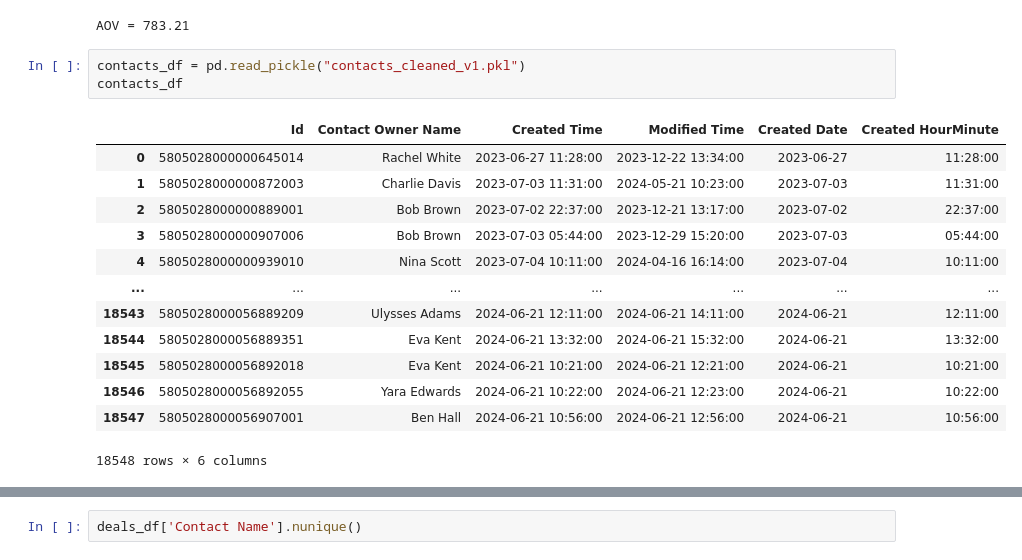
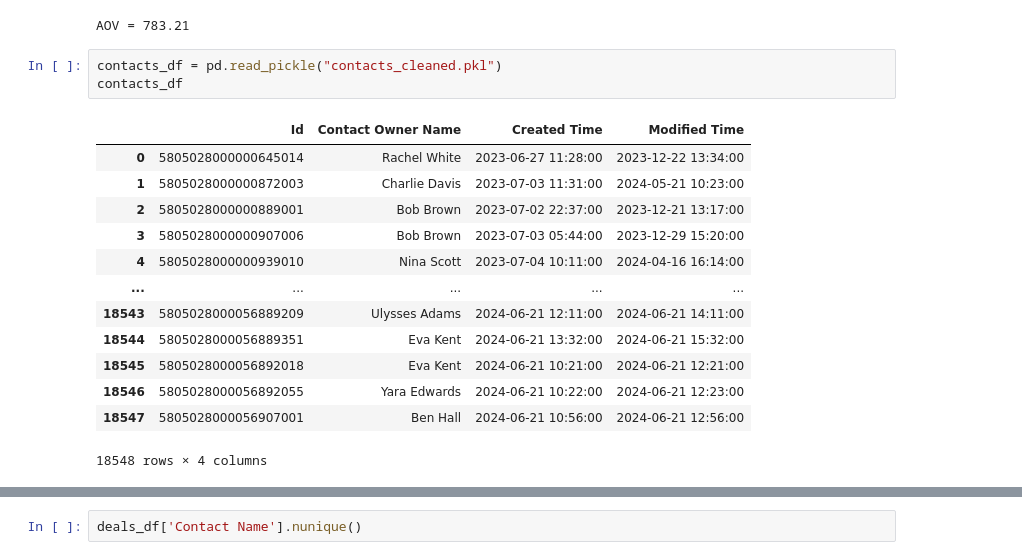
Before and after one commit to Katarina-dev/ICH, a Jupyter notebook: Python/hw/DA_PROJECT/product_analytics.ipynb, the cells around one changed output, grey strips where cells are left out. Cells and saved outputs as stored; diff of their text form.

```diff
--- a/Python/hw/DA_PROJECT/product_analytics.ipynb
+++ b/Python/hw/DA_PROJECT/product_analytics.ipynb
@@ -140,20 +140,20 @@ print(f"AOV = {aov:.2f}")
 # %% [output]
 AOV = 783.21
 # %%
-contacts_df = pd.read_pickle("contacts_cleaned_v1.pkl")
+contacts_df = pd.read_pickle("contacts_cleaned.pkl")
 contacts_df
 # %% [output]
-|  | Id | Contact Owner Name | Created Time | Modified Time | Created Date | Created HourMinute |
-| 0 | 5805028000000645014 | Rachel White | 2023-06-27 11:28:00 | 2023-12-22 13:34:00 | 2023-06-27 | 11:28:00 |
-| 1 | 5805028000000872003 | Charlie Davis | 2023-07-03 11:31:00 | 2024-05-21 10:23:00 | 2023-07-03 | 11:31:00 |
-| 2 | 5805028000000889001 | Bob Brown | 2023-07-02 22:37:00 | 2023-12-21 13:17:00 | 2023-07-02 | 22:37:00 |
-| 3 | 5805028000000907006 | Bob Brown | 2023-07-03 05:44:00 | 2023-12-29 15:20:00 | 2023-07-03 | 05:44:00 |
-| 4 | 5805028000000939010 | Nina Scott | 2023-07-04 10:11:00 | 2024-04-16 16:14:00 | 2023-07-04 | 10:11:00 |
-| ... | ... | ... | ... | ... | ... | ... |
-| 18543 | 5805028000056889209 | Ulysses Adams | 2024-06-21 12:11:00 | 2024-06-21 14:11:00 | 2024-06-21 | 12:11:00 |
-| 18544 | 5805028000056889351 | Eva Kent | 2024-06-21 13:32:00 | 2024-06-21 15:32:00 | 2024-06-21 | 13:32:00 |
-| 18545 | 5805028000056892018 | Eva Kent | 2024-06-21 10:21:00 | 2024-06-21 12:21:00 | 2024-06-21 | 10:21:00 |
-| 18546 | 5805028000056892055 | Yara Edwards | 2024-06-21 10:22:00 | 2024-06-21 12:23:00 | 2024-06-21 | 10:22:00 |
-| 18547 | 5805028000056907001 | Ben Hall | 2024-06-21 10:56:00 | 2024-06-21 12:56:00 | 2024-06-21 | 10:56:00 |
+|  | Id | Contact Owner Name | Created Time | Modified Time |
+| 0 | 5805028000000645014 | Rachel White | 2023-06-27 11:28:00 | 2023-12-22 13:34:00 |
+| 1 | 5805028000000872003 | Charlie Davis | 2023-07-03 11:31:00 | 2024-05-21 10:23:00 |
+| 2 | 5805028000000889001 | Bob Brown | 2023-07-02 22:37:00 | 2023-12-21 13:17:00 |
+| 3 | 5805028000000907006 | Bob Brown | 2023-07-03 05:44:00 | 2023-12-29 15:20:00 |
+| 4 | 5805028000000939010 | Nina Scott | 2023-07-04 10:11:00 | 2024-04-16 16:14:00 |
+| ... | ... | ... | ... | ... |
+| 18543 | 5805028000056889209 | Ulysses Adams | 2024-06-21 12:11:00 | 2024-06-21 14:11:00 |
+| 18544 | 5805028000056889351 | Eva Kent | 2024-06-21 13:32:00 | 2024-06-21 15:32:00 |
+| 18545 | 5805028000056892018 | Eva Kent | 2024-06-21 10:21:00 | 2024-06-21 12:21:00 |
+| 18546 | 5805028000056892055 | Yara Edwards | 2024-06-21 10:22:00 | 2024-06-21 12:23:00 |
+| 18547 | 5805028000056907001 | Ben Hall | 2024-06-21 10:56:00 | 2024-06-21 12:56:00 |
-18548 rows × 6 columns
+18548 rows × 4 columns
 # %%
```
Also changed, not shown: parts of 8 cells of this notebook, 24 other files.
